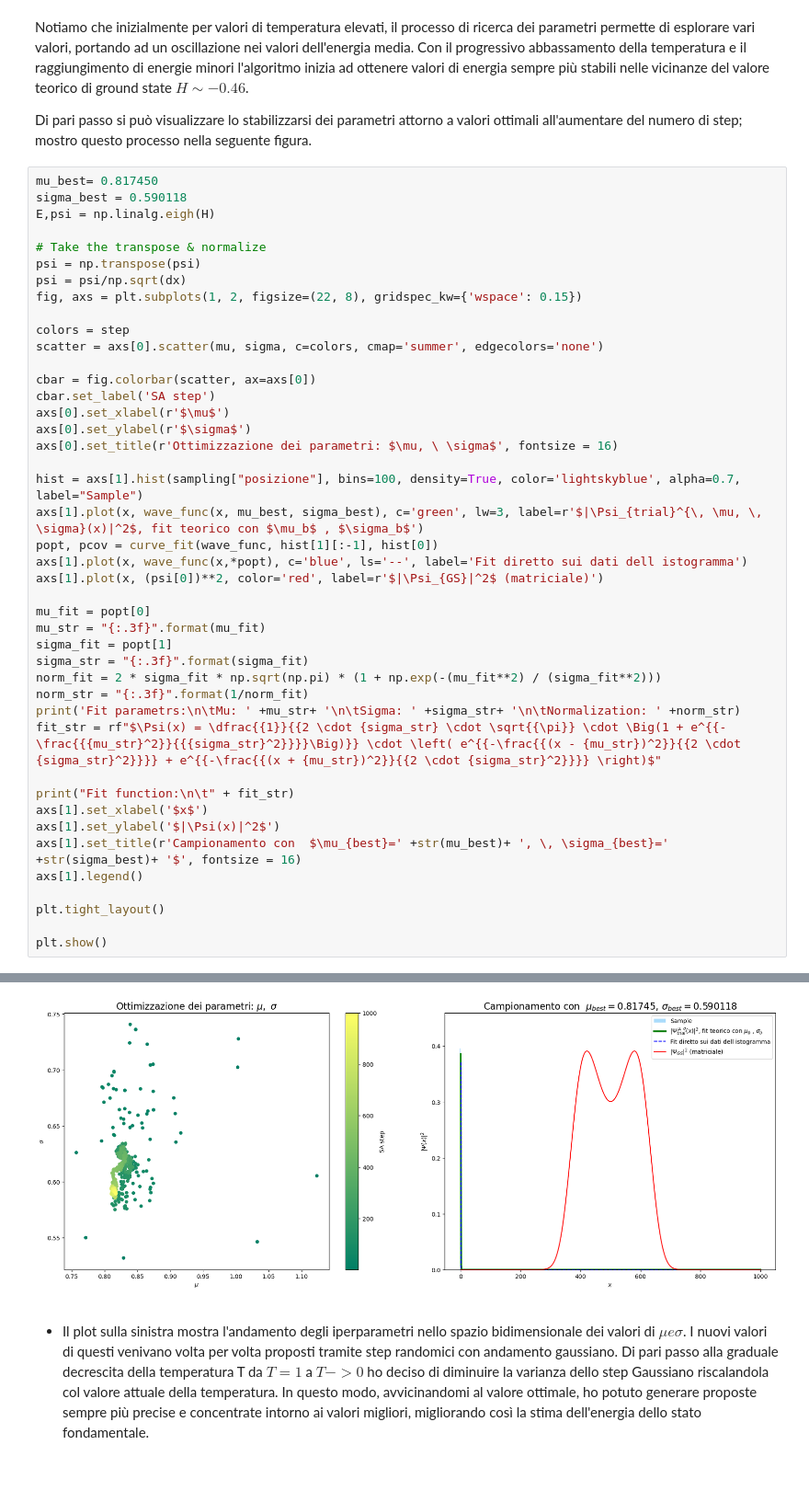
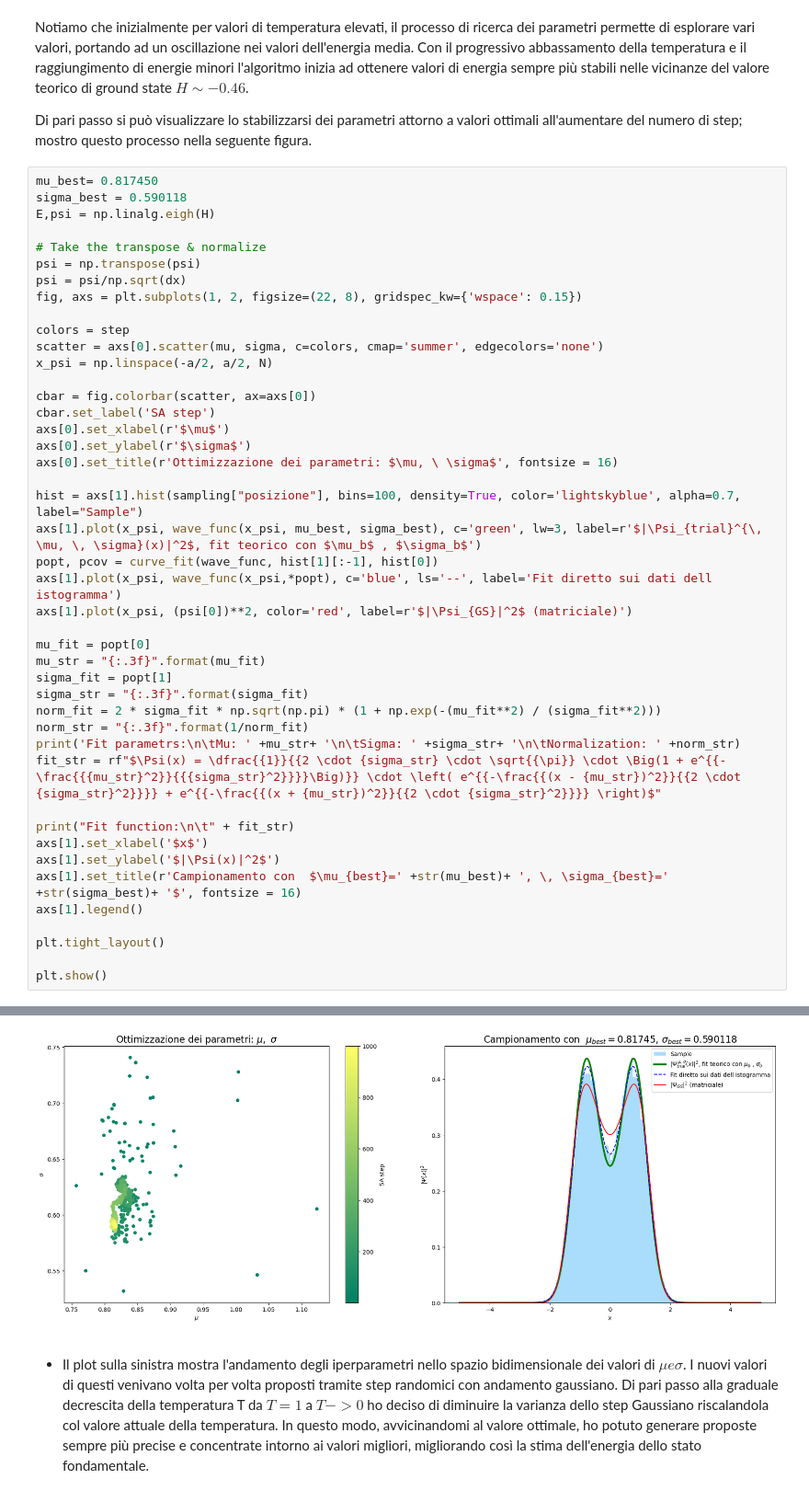
Before and after one commit to simonelance/labsimnum, a Jupyter notebook: Esercizi8/Esercizio8.ipynb, the cells around one changed output, grey strips where cells are left out. Shown at 92% size. Saved outputs shown, nothing was run; the diff lists cells and outputs as text.

```diff
--- a/Esercizi8/Esercizio8.ipynb
+++ b/Esercizi8/Esercizio8.ipynb
@@ -243,6 +247,7 @@ fig, axs = plt.subplots(1, 2, figsize=(22, 8), gridspec_kw={'wspace': 0.15})
 
 colors = step
 scatter = axs[0].scatter(mu, sigma, c=colors, cmap='summer', edgecolors='none')
+x_psi = np.linspace(-a/2, a/2, N)
 
 cbar = fig.colorbar(scatter, ax=axs[0])
 cbar.set_label('SA step')
@@ -251,37 +256,37 @@ axs[0].set_ylabel(r'$\sigma$')
 axs[0].set_title(r'Ottimizzazione dei parametri: $\mu, \ \sigma$', fontsize = 16)
 
 hist = axs[1].hist(sampling["posizione"], bins=100, density=True, color='lightskyblue', alpha=0.7, label="Sample")
-axs[1].plot(x, wave_func(x, mu_best, sigma_best), c='green', lw=3, label=r'$|\Psi_{trial}^{\, \mu, \, \sigma}(x)|^2$, fit teorico con $\mu_b$ , $\sigma_b$')
+axs[1].plot(x_psi, wave_func(x_psi, mu_best, sigma_best), c='green', lw=3, label=r'$|\Psi_{trial}^{\, \mu, \, \sigma}(x)|^2$, fit teorico con $\mu_b$ , $\sigma_b$')
 popt, pcov = curve_fit(wave_func, hist[1][:-1], hist[0])
-axs[1].plot(x, wave_func(x,*popt), c='blue', ls='--', label='Fit diretto sui dati dell istogramma')
-axs[1].plot(x, (psi[0])**2, color='red', label=r'$|\Psi_{GS}|^2$ (matriciale)')
+axs[1].plot(x_psi, wave_func(x_psi,*popt), c='blue', ls='--', label='Fit diretto sui dati dell istogramma')
+axs[1].plot(x_psi, (psi[0])**2, color='red', label=r'$|\Psi_{GS}|^2$ (matriciale)')
 
 mu_fit = popt[0]
 mu_str = "{:.3f}".format(mu_fit)
 sigma_fit = popt[1]
 sigma_str = "{:.3f}".format(sigma_fit)
 norm_fit = 2 * sigma_fit * np.sqrt(np.pi) * (1 + np.exp(-(mu_fit**2) / (sigma_fit**2)))
 norm_str = "{:.3f}".format(1/norm_fit)
 print('Fit parametrs:\n\tMu: ' +mu_str+ '\n\tSigma: ' +sigma_str+ '\n\tNormalization: ' +norm_str)
 fit_str = rf"$\Psi(x) = \dfrac{{1}}{{2 \cdot {sigma_str} \cdot \sqrt{{\pi}} \cdot \Big(1 + e^{{-\frac{{{mu_str}^2}}{{{sigma_str}^2}}}}\Big)}} \cdot \left( e^{{-\frac{{(x - {mu_str})^2}}{{2 \cdot {sigma_str}^2}}}} + e^{{-\frac{{(x + {mu_str})^2}}{{2 \cdot {sigma_str}^2}}}} \right)$"
 
 print("Fit function:\n\t" + fit_str)
 axs[1].set_xlabel('$x$')
 axs[1].set_ylabel('$|\Psi(x)|^2$')
 axs[1].set_title(r'Campionamento con  $\mu_{best}=' +str(mu_best)+ ', \, \sigma_{best}=' +str(sigma_best)+ '$', fontsize = 16)
 axs[1].legend()
 
 plt.tight_layout()
 
 plt.show()
 # %% [output]
 Fit parametrs:
         Mu: 0.814
         Sigma: 0.608
         Normalization: 0.397
 Fit function:
         $\Psi(x) = \dfrac{1}{2 \cdot 0.608 \cdot \sqrt{\pi} \cdot \Big(1 + e^{-\frac{0.814^2}{0.608^2}}\Big)} \cdot \left( e^{-\frac{(x - 0.814)^2}{2 \cdot 0.608^2}} + e^{-\frac{(x + 0.814)^2}{2 \cdot ...
-[figure, old version]
+[figure, new version]
 # %% [markdown]
 - Il plot sulla sinistra mostra l'andamento degli iperparametri nello spazio bidimensionale dei valori di $\mu e \sigma$. I nuovi valori di questi venivano volta per volta proposti tramite step randomici con andamento gaussiano. Di pari passo alla graduale decrescita della temperatura T da $T=1$  a $ T -> 0$ ho deciso di diminuire la varianza dello step Gaussiano riscalandola col valore attuale della temperatura. In questo modo, avvicinandomi al valore ottimale, ho potuto generare proposte sempre più precise e concentrate intorno ai valori migliori, migliorando così la stima dell'energia dello stato fondamentale.
 
```
Also changed, not shown: parts of 1 cell of this notebook, 5 other files.
